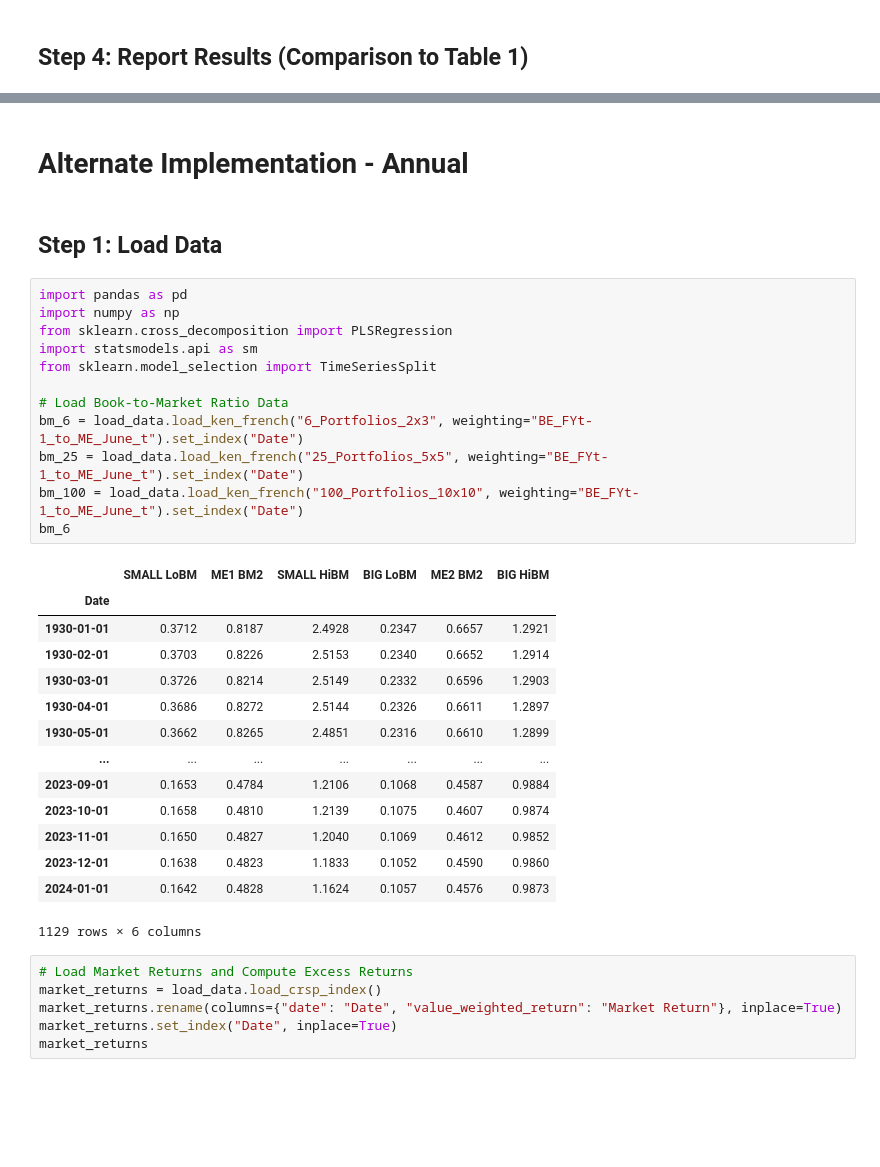
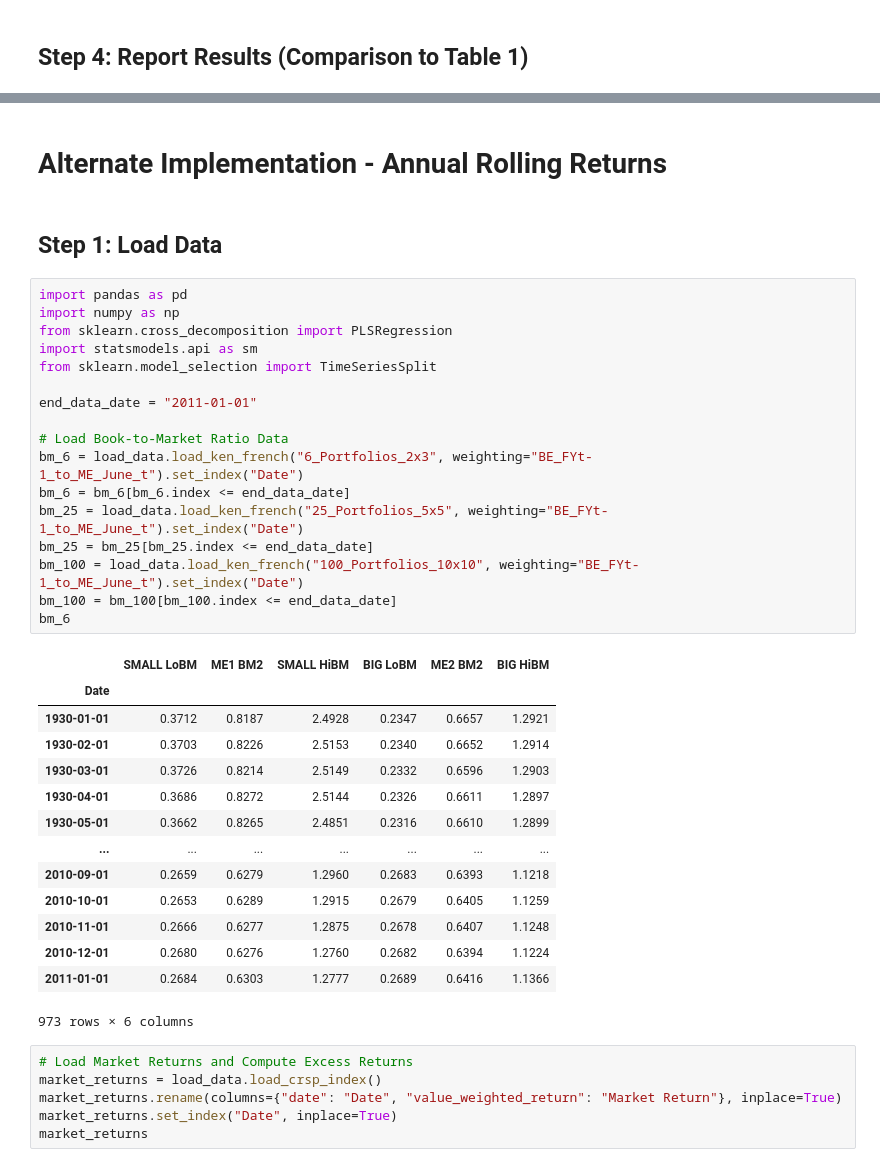
Before and after one commit to jaredszajkowski/finm32900_project_group6, a Jupyter notebook: src/01_Market_Expectations_In_The_Cross-Section_Of_Present_Values_JRS.ipynb, the cells around one changed output, grey strips where cells are left out. Saved outputs shown, nothing was run; the diff lists cells and outputs as text; blank space fills up the shorter version.

```diff
--- a/src/01_Market_Expectations_In_The_Cross-Section_Of_Present_Values_JRS.ipynb
+++ b/src/01_Market_Expectations_In_The_Cross-Section_Of_Present_Values_JRS.ipynb
@@ -587,34 +622,39 @@ summary_df
 # %% [markdown]
-# Alternate Implementation - Annual
+# Alternate Implementation - Annual Rolling Returns
 # %% [markdown]
 ## Step 1: Load Data
 # %%
 import pandas as pd
 import numpy as np
 from sklearn.cross_decomposition import PLSRegression
 import statsmodels.api as sm
 from sklearn.model_selection import TimeSeriesSplit
 
+end_data_date = "2011-01-01"
+
 # Load Book-to-Market Ratio Data
 bm_6 = load_data.load_ken_french("6_Portfolios_2x3", weighting="BE_FYt-1_to_ME_June_t").set_index("Date")
+bm_6 = bm_6[bm_6.index <= end_data_date]
 bm_25 = load_data.load_ken_french("25_Portfolios_5x5", weighting="BE_FYt-1_to_ME_June_t").set_index("Date")
+bm_25 = bm_25[bm_25.index <= end_data_date]
 bm_100 = load_data.load_ken_french("100_Portfolios_10x10", weighting="BE_FYt-1_to_ME_June_t").set_index("Date")
+bm_100 = bm_100[bm_100.index <= end_data_date]
 bm_6
 # %% [output]
 |  | SMALL LoBM | ME1 BM2 | SMALL HiBM | BIG LoBM | ME2 BM2 | BIG HiBM |
 | Date |  |  |  |  |  |  |
 | 1930-01-01 | 0.3712 | 0.8187 | 2.4928 | 0.2347 | 0.6657 | 1.2921 |
 | 1930-02-01 | 0.3703 | 0.8226 | 2.5153 | 0.2340 | 0.6652 | 1.2914 |
 | 1930-03-01 | 0.3726 | 0.8214 | 2.5149 | 0.2332 | 0.6596 | 1.2903 |
 | 1930-04-01 | 0.3686 | 0.8272 | 2.5144 | 0.2326 | 0.6611 | 1.2897 |
 | 1930-05-01 | 0.3662 | 0.8265 | 2.4851 | 0.2316 | 0.6610 | 1.2899 |
 | ... | ... | ... | ... | ... | ... | ... |
-| 2023-09-01 | 0.1653 | 0.4784 | 1.2106 | 0.1068 | 0.4587 | 0.9884 |
-| 2023-10-01 | 0.1658 | 0.4810 | 1.2139 | 0.1075 | 0.4607 | 0.9874 |
-| 2023-11-01 | 0.1650 | 0.4827 | 1.2040 | 0.1069 | 0.4612 | 0.9852 |
-| 2023-12-01 | 0.1638 | 0.4823 | 1.1833 | 0.1052 | 0.4590 | 0.9860 |
-| 2024-01-01 | 0.1642 | 0.4828 | 1.1624 | 0.1057 | 0.4576 | 0.9873 |
+| 2010-09-01 | 0.2659 | 0.6279 | 1.2960 | 0.2683 | 0.6393 | 1.1218 |
+| 2010-10-01 | 0.2653 | 0.6289 | 1.2915 | 0.2679 | 0.6405 | 1.1259 |
+| 2010-11-01 | 0.2666 | 0.6277 | 1.2875 | 0.2678 | 0.6407 | 1.1248 |
+| 2010-12-01 | 0.2680 | 0.6276 | 1.2760 | 0.2682 | 0.6394 | 1.1224 |
+| 2011-01-01 | 0.2684 | 0.6303 | 1.2777 | 0.2689 | 0.6416 | 1.1366 |
-1129 rows × 6 columns
+973 rows × 6 columns
 # %%
 # Load Market Returns and Compute Excess Returns
 market_returns = load_data.load_crsp_index()
```
Also changed, not shown: parts of 24 cells of this notebook, 3 other files.
